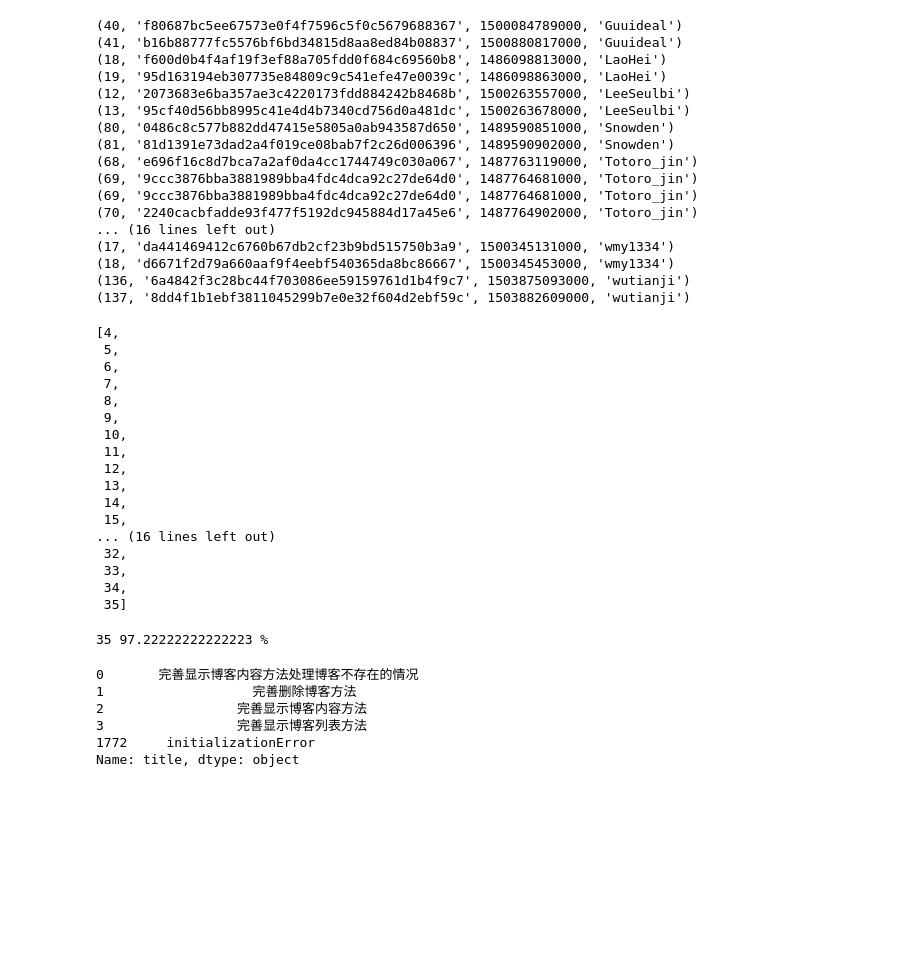
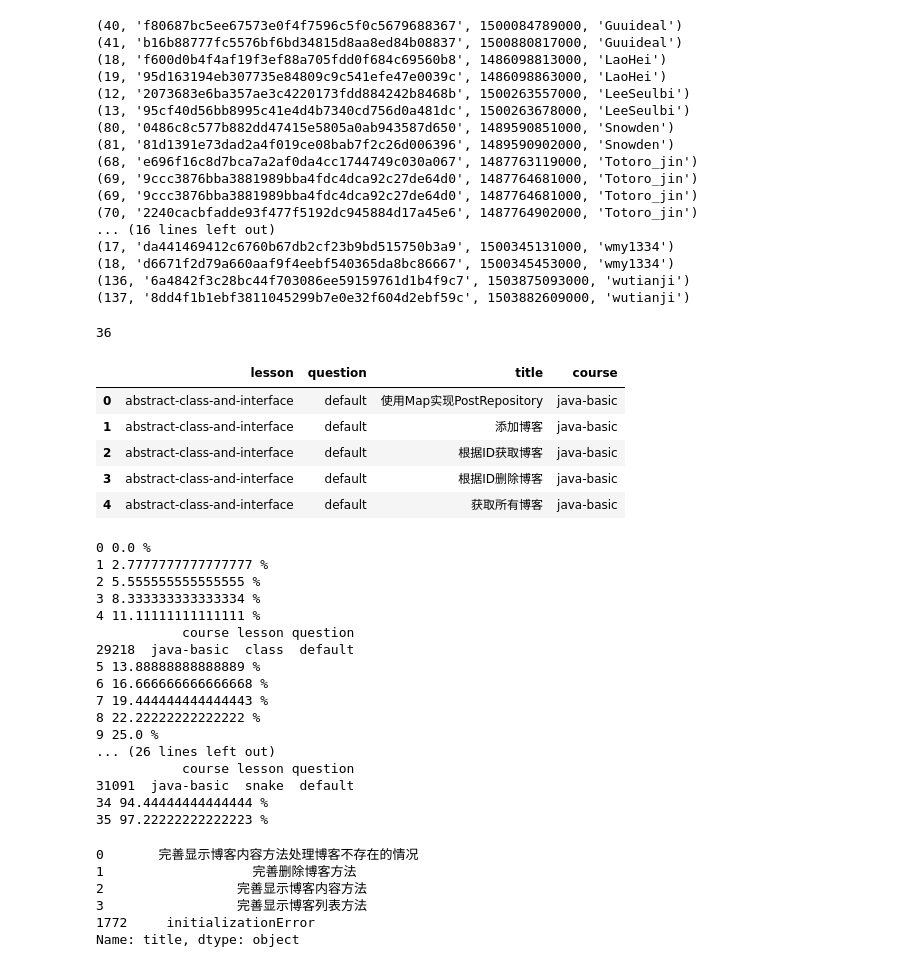
Before and after one commit to xzhren/autoQA, a Jupyter notebook: 3#ExportCodeMoreStatus.ipynb, the cells around one changed output. Cells and saved outputs as stored; diff of their text form; code cells hidden in the pictures; blank space fills up the shorter version.

Commit message:
get lasted title and encode qa

```diff
--- a/3#ExportCodeMoreStatus.ipynb
+++ b/3#ExportCodeMoreStatus.ipynb
@@ -32,33 +32,33 @@ code_keys = codeQA.get_keys()
 (18, 'd6671f2d79a660aaf9f4eebf540365da8bc86667', 1500345453000, 'wmy1334')
 (136, '6a4842f3c28bc44f703086ee59159761d1b4f9c7', 1503875093000, 'wutianji')
 (137, '8dd4f1b1ebf3811045299b7e0e32f604d2ebf59c', 1503882609000, 'wutianji')
-# %%
-list(range(len(code_keys)))[4:]
-# %% [output]
-[4,
- 5,
- 6,
- 7,
- 8,
- 9,
- 10,
- 11,
- 12,
- 13,
- 14,
- 15,
-... (16 lines left out)
- 32,
- 33,
- 34,
- 35]
+# %%
+len(code_keys)
+# %% [output]
+36
+# %%
+title_pd = pd.read_csv("./data/title.csv")
+title_pd['course'] = 'java-basic'
+title_pd.head()
+# %% [output]
+|  | lesson | question | title | course |
+| 0 | abstract-class-and-interface | default | 使用Map实现PostRepository | java-basic |
+| 1 | abstract-class-and-interface | default | 添加博客 | java-basic |
+| 2 | abstract-class-and-interface | default | 根据ID获取博客 | java-basic |
+| 3 | abstract-class-and-interface | default | 根据ID删除博客 | java-basic |
+| 4 | abstract-class-and-interface | default | 获取所有博客 | java-basic |
 # %%
 2,4,6,9,12,13,20,23,26,27,28,33,34
 # %%
-for i in list(range(len(code_keys)))[35:]:
+for i in list(range(len(code_keys)))[:]:
     print(i, 100*i/len(code_keys), "%")
     sample_key = codeQA.get_key_by_index(i)
     test_info_pd = codeQA.get_testinfo_by_testid(sample_key)
+
+    ## empty check
+    if len(test_info_pd) == 0:
+        print(sample_key)
+        continue
 
     # Assert
     # compileErrStack_list = test_info_pd.drop_duplicates(['compileErrStack'])[['compileErrStack']].values
@@ -80,9 +80,16 @@ for i in list(range(len(code_keys)))[35:]:
             return ''
     test_info_pd['errorStackSimple'] = test_info_pd.errStack.apply(get_most_value_info)
 
+    # title lbl filter
+    title_array = title_pd.merge(sample_key, on=['course','lesson','question']).title.values
+    right_id_array = test_info_pd[~test_info_pd.title.isin(title_array)].testId.values
+    test_info_pd = test_info_pd[~test_info_pd.testId.isin(right_id_array)]
+
     # Label Encoder
     lbl = preprocessing.LabelEncoder()
-    test_info_pd['titleid'] = lbl.fit_transform(test_info_pd.title)
+    lbl = lbl.fit(title_array)
+    test_info_pd['titleid'] = lbl.transform(test_info_pd.title)
+#     test_info_pd['titleid'] = lbl.fit_transform(test_info_pd.title)
     test_info_pd['resultid'] = lbl.fit_transform(test_info_pd.result)
     # test_info_pd['statusid'] = lbl.fit_transform(test_info_pd.status)
     test_info_pd['errorStackID'] = lbl.fit_transform(test_info_pd.errorStackSimple)
@@ -106,8 +113,9 @@ for i in list(range(len(code_keys)))[35:]:
         errorStack_str = ''
         for title_id in title_set:
             tmp = test_info_pd[(test_info_pd.testId == test_id) & (test_info_pd.titleid == title_id)].errorStackID.values[0]
-            assert tmp < 100
-            if tmp < 10: errorStack_str += '0' + str(tmp) + '-'
+            assert tmp < 1000
+            if tmp < 10: errorStack_str += '00' + str(tmp) + '-'
+            elif tmp < 100: errorStack_str += '0' + str(tmp) + '-'
             else: errorStack_str += str(tmp) + '-'
         errorStack_str_list.append(errorStack_str)
     assert len(errorStack_str_list) == len(test_info_pd)
@@ -128,6 +136,22 @@ for i in list(range(len(code_keys)))[35:]:
     answer_status_pd = answer_status_pd.sort_values(['status_str'])
     answer_status_pd.to_csv("./output/"+prefix+"+answer.csv", index=False, encoding="utf-8")
 # %% [output]
+0 0.0 %
+1 2.7777777777777777 %
+2 5.555555555555555 %
+3 8.333333333333334 %
+4 11.11111111111111 %
+           course lesson question
+29218  java-basic  class  default
+5 13.88888888888889 %
+6 16.666666666666668 %
+7 19.444444444444443 %
+8 22.22222222222222 %
+9 25.0 %
+... (26 lines left out)
+           course lesson question
+31091  java-basic  snake  default
+34 94.44444444444444 %
 35 97.22222222222223 %
 # %%
 test_info_pd.title.drop_duplicates()
```
Also changed, not shown: parts of 2 cells of this notebook, 1 other file.
